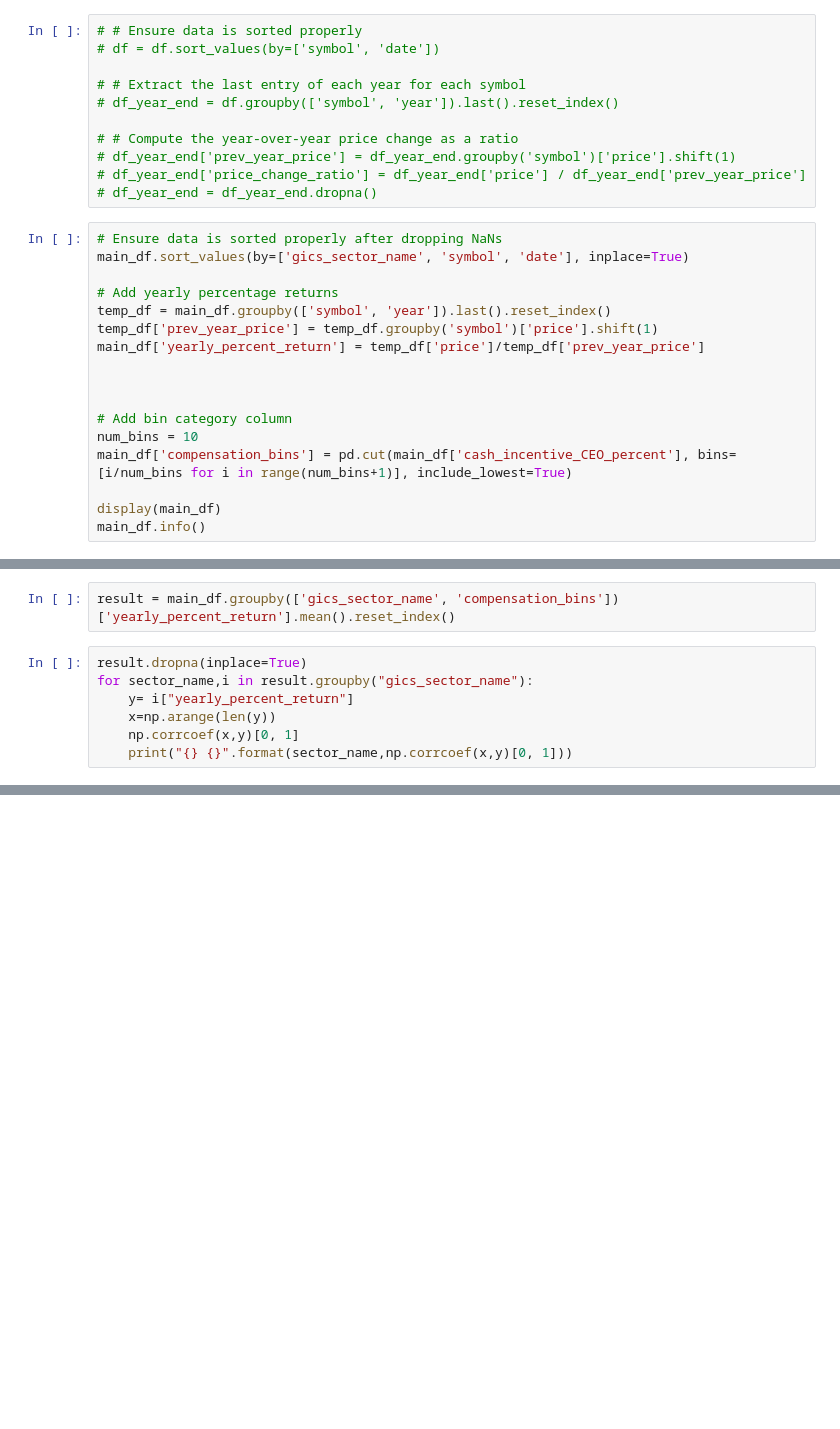
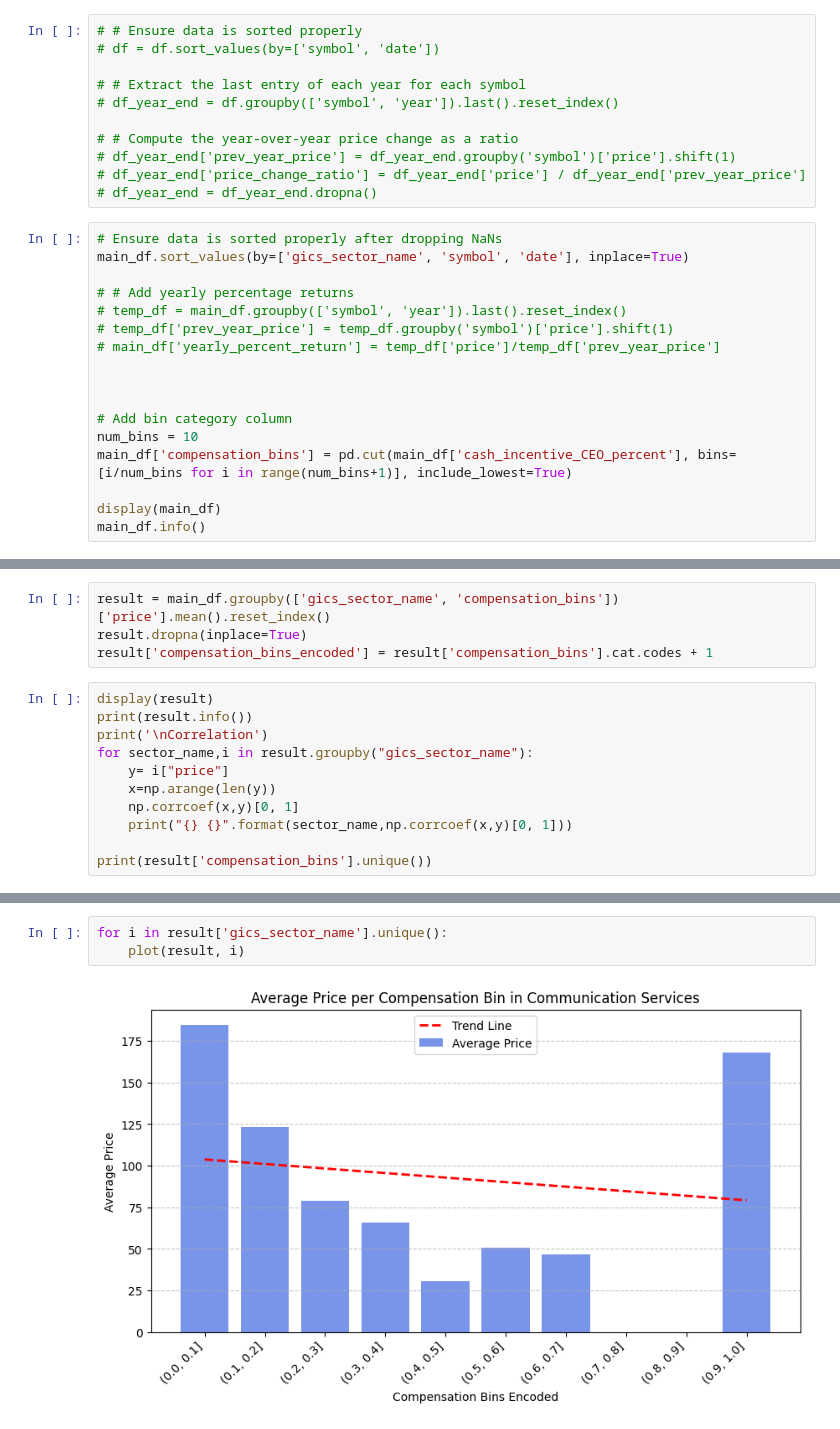
Before and after one commit to lucasarabi/Executive-Compensation-Research, a Jupyter notebook: code/returns_graphing/sector_average_correlation.ipynb, the cells around one changed output, grey strips where cells are left out. Saved outputs shown, nothing was run; the diff lists cells and outputs as text; blank space fills up the shorter version.

Commit message:
finalized bar graphs with trend lines for compensation_bin to year

```diff
--- a/code/returns_graphing/sector_average_correlation.ipynb
+++ b/code/returns_graphing/sector_average_correlation.ipynb
@@ -204,10 +205,10 @@ print(sectors)
 # Ensure data is sorted properly after dropping NaNs
 main_df.sort_values(by=['gics_sector_name', 'symbol', 'date'], inplace=True)
 
-# Add yearly percentage returns
-temp_df = main_df.groupby(['symbol', 'year']).last().reset_index()
-temp_df['prev_year_price'] = temp_df.groupby('symbol')['price'].shift(1)
-main_df['yearly_percent_return'] = temp_df['price']/temp_df['prev_year_price']
+# # Add yearly percentage returns
+# temp_df = main_df.groupby(['symbol', 'year']).last().reset_index()
+# temp_df['prev_year_price'] = temp_df.groupby('symbol')['price'].shift(1)
+# main_df['yearly_percent_return'] = temp_df['price']/temp_df['prev_year_price']
 
 
 
@@ -251,10 +252,16 @@ memory usage: 24.6+ MB
 # %%
-result = main_df.groupby(['gics_sector_name', 'compensation_bins'])['yearly_percent_return'].mean().reset_index()
+result = main_df.groupby(['gics_sector_name', 'compensation_bins'])['price'].mean().reset_index()
+result.dropna(inplace=True)
+result['compensation_bins_encoded'] = result['compensation_bins'].cat.codes + 1
 # %%
-result.dropna(inplace=True)
+display(result)
+print(result.info())
+print('\nCorrelation')
 for sector_name,i in result.groupby("gics_sector_name"):
-    y= i["yearly_percent_return"]
+    y= i["price"]
     x=np.arange(len(y))
     np.corrcoef(x,y)[0, 1]
     print("{} {}".format(sector_name,np.corrcoef(x,y)[0, 1]))
+
+print(result['compensation_bins'].unique())
 # %% [output]
@@ -271,0 +350,5 @@ Materials -1.0
+# %%
+for i in result['gics_sector_name'].unique():
+    plot(result, i)
+# %% [output]
+[figure, added]
```
Also changed, not shown: parts of 7 cells of this notebook, 3 other files.
